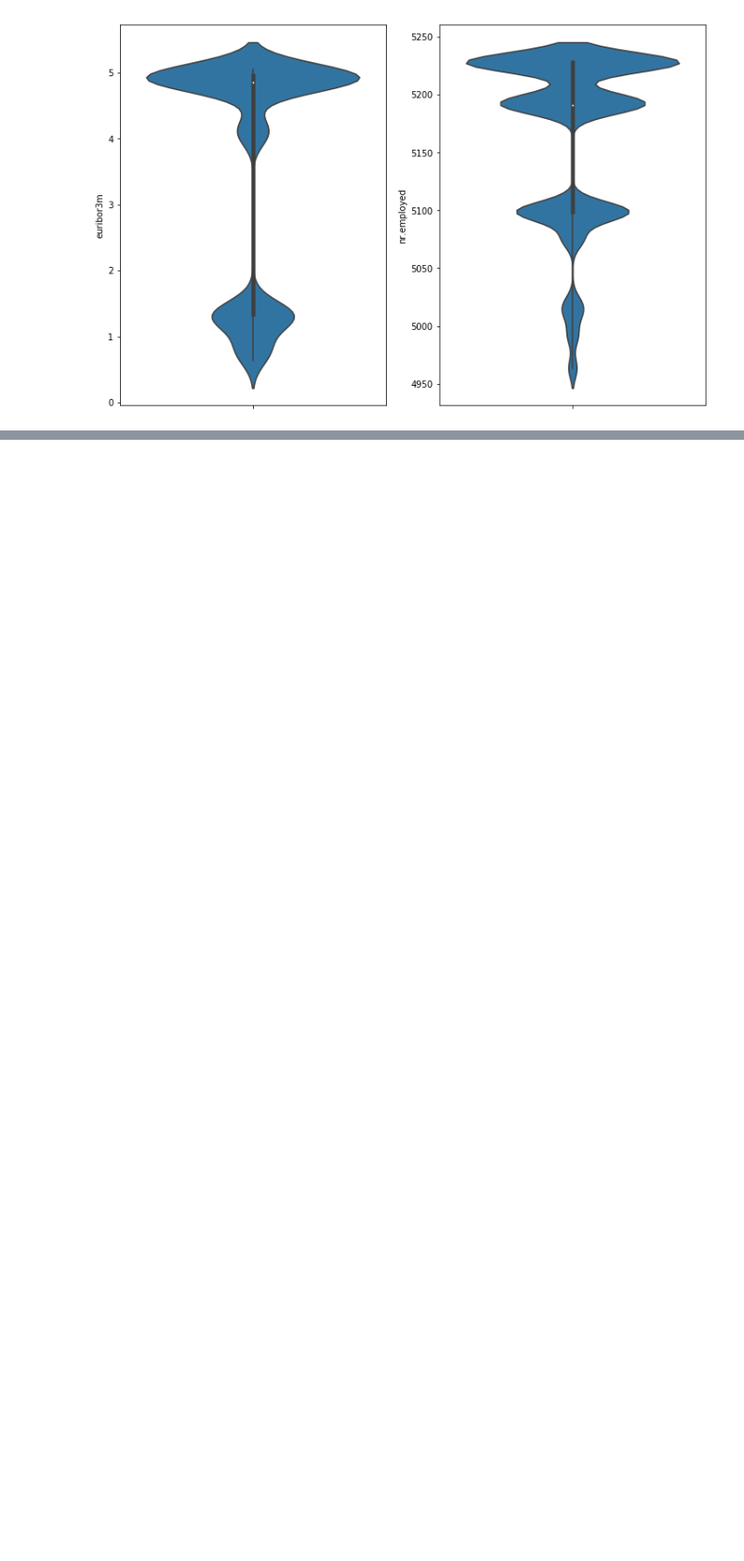
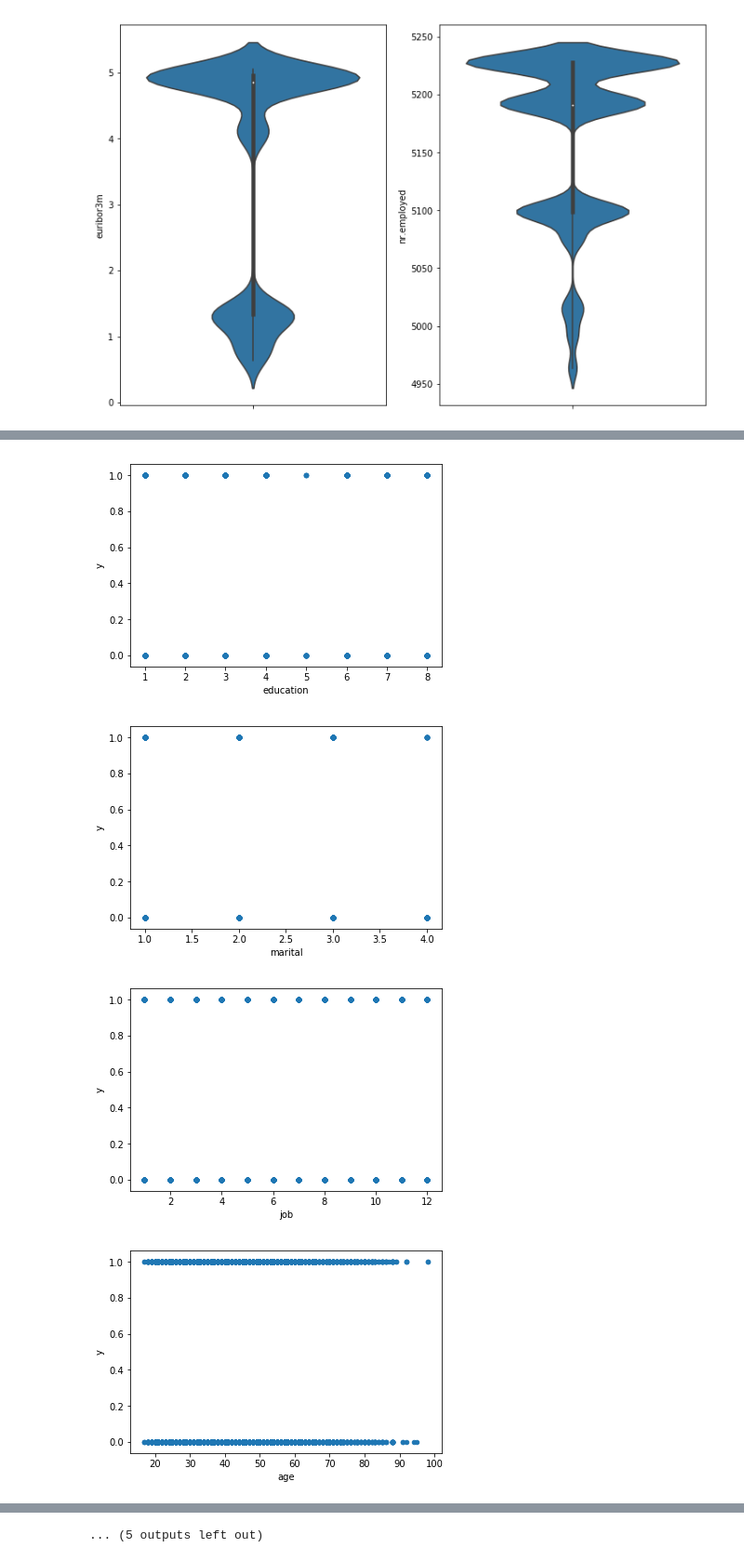
Before and after one commit to JazminWhy/DMTeam20_Uni_Mannheim, a Jupyter notebook: DataExploration.ipynb, the cells around one changed output, grey strips where cells are left out. Shown: that part at 93% size. Drawn from its saved outputs; the diff is of its cells as text; code cells hidden in the pictures; blank space fills up the shorter version.

```diff
--- a/DataExploration.ipynb
+++ b/DataExploration.ipynb
@@ -7,7 +7,7 @@ __author__ = "Maximillian Philipp Barth"
 
 ######################################### DISCLAIMER ###############################################
 
-# This class features the data exploration. Detailed interpretations can be found in the project
+# This class features the data exploration. Detailled interpretations can be found in the project
 # report. For reference the plots are as PNG files in the "Plots from DataExploration" folder
 
 ####################################################################################################
@@ -22,10 +22,10 @@ pd.set_option('display.max_rows', None)
 pd.set_option('display.max_columns', None)
 
 # To do: change local path to relative path
-bankingcalldata = pd.read_csv(r'C:\Users\D059161\PycharmProjects\DMTeam20_Uni_Mannheim\bank-additional-full.csv', sep=';')
+bankingcalldata2 = pd.read_csv(r'C:\Users\D059161\PycharmProjects\DMTeam20_Uni_Mannheim\input\bank-additional-full.csv', sep=';')
 
 print('Full dataset shape: ')
-print(bankingcalldata.shape)
+print(bankingcalldata2.shape)
 # %% [output]
 Full dataset shape:
 (41188, 21)
@@ -254,0 +210,47 @@ for i in arrAttr:
+# %%
+import matplotlib.pyplot as plt
+import pandas as pd
+
+bankingcalldata = pd.read_csv(r'C:\Users\D059161\PycharmProjects\DMTeam20_Uni_Mannheim\input\bank-additional-full.csv', sep=';')
+
+################################################## Replace categorical with int
+bankingcalldata["y"].replace(('yes', 'no'), (1,0), inplace = True)
+bankingcalldata["contact"].replace(('telephone', 'cellular'), (1,0), inplace = True) # bins=[-0.5,0.5,1.5]
+bankingcalldata["month"].replace(('jan', 'feb', 'mar', 'apr', 'may', 'jun', 'jul', 'aug', 'sep', 'oct', 'nov', 'dec'),  (1,2,3,4,5,6,7,8,9,10,11,12), inplace = True) #bins=[0.5,1.5,2.5,3.5,4.5,5.5,6.5,7.5,8.5,9.5,10.5,11.5,12.5]
+bankingcalldata["poutcome"].replace(('failure', 'nonexistent', 'success'), (-1, 0, 1), inplace = True) # bins=[-1.5,-0.5,0.5,1.5]
+bankingcalldata["job"].replace(('admin.','blue-collar','entrepreneur','housemaid','management','retired','self-employed','services','student','technician','unemployed','unknown'), (1,2,3,4,5,6,7,8,9,10,11,12), inplace = True) #bins=[0.5,1.5,2.5,3.5,4.5,5.5,6.5,7.5,8.5,9.5,10.5,11.5,12.5]
+bankingcalldata["marital"].replace(('divorced','married','single','unknown'), (1,2,3,4), inplace = True) #bins=[0.5,1.5,2.5,3.5,4.5]
+bankingcalldata["education"].replace(('basic.4y','basic.6y','basic.9y','high.school','illiterate','professional.course','university.degree','unknown'), (1,2,3,4,5,6,7,8), inplace = True) # bins=[0.5,1.5,2.5,3.5,4.5,5.5,6.5,7.5,8.5]
+bankingcalldata["default"].replace(('yes', 'no', 'unknown'), (1,0,-1), inplace = True) #bins=[-1.5,-0.5,0.5,1.5]
+bankingcalldata["housing"].replace(('yes', 'no', 'unknown'), (1,0,-1), inplace = True) #bins=[-1.5,-0.5,0.5,1.5]
+bankingcalldata["loan"].replace(('yes', 'no', 'unknown'), (1,0,-1), inplace = True)
+bankingcalldata["day_of_week"].replace(('mon', 'tue', 'wed', 'thu', 'fri'), (1,2,3,4,5), inplace = True) # bins=[0.5,1.5,2.5,3.5,4.5,5.5]
+# previous bins=[-0.5,0.5,1.5,2.5,3.5,4.5,5.5,6.5,7.5]
+# campaign bins=[0,3,6,9,12,15,18,21,24,27,30,33,36,39,42,45,48,51]
+# pdays bins=[0.5,1.5,2.5,3.5,4.5,5.5,6.5,7.5,8.5,9.5,10.5,11.5,12.5,13.5,14.5,15.5,16.5,17.5,18.5,19.5,20.5,21.5,22.5,23.5,24.5,25.5,26.5,27.5,28.5,29.5,30.5]
+
+################################################## Split dataset into y=1 and y=0
+save_1_bd = bankingcalldata[bankingcalldata["y"]==1]
+save_0_bd = bankingcalldata[bankingcalldata["y"]==0]
+
+
+
+arrAttr = ['cons.price.idx', 'euribor3m', 'cons.conf.idx', 'duration', 'day_of_week', 'housing', 'default', 'education', 'marital', 'job', 'age', 'month', 'previous', 'poutcome', 'pdays', 'campaign', 'contact']
+
+for i in arrAttr:
+ bankingcalldata.plot(kind="scatter", x=i, y='y')
+ ################################################# Plot histograms on correlation of attributes and outcome
+ # plt.hist(save_0_bd[i], bins='auto', label='0')
+ # plt.hist(save_1_bd[i], bins='auto', label='1')
+ # plt.legend(prop={'size': 10})
+ # plt.title("correlation between " + i + " and y")
+
+ ################################################# Print value counts for both, 1 and 0 and calculate subscriptions/ non-subscriptions
+ # print("Value counts for " + i + " and non subscriptions: ")
+ # print(save_0_bd[i].value_counts().sort_index())
+ # print("Value counts for " + i + " and subscriptions: ")
+ # print(save_1_bd[i].value_counts().sort_index())
+ # print("Conversion rate subscriptions / non subscriptions: ")
+ # print(save_1_bd[i].value_counts().sort_index()/save_0_bd[i].value_counts().sort_index())
+ plt.show()
+# %% [output]
@@ -254,0 +264,4 @@ for i in arrAttr:
+[figure, added]
+[figure, added]
+[figure, added]
+[figure, added]
@@ -254,0 +269 @@ for i in arrAttr:
+... (5 outputs left out)
```
Also changed, not shown: parts of 11 cells of this notebook, 1 other file.
